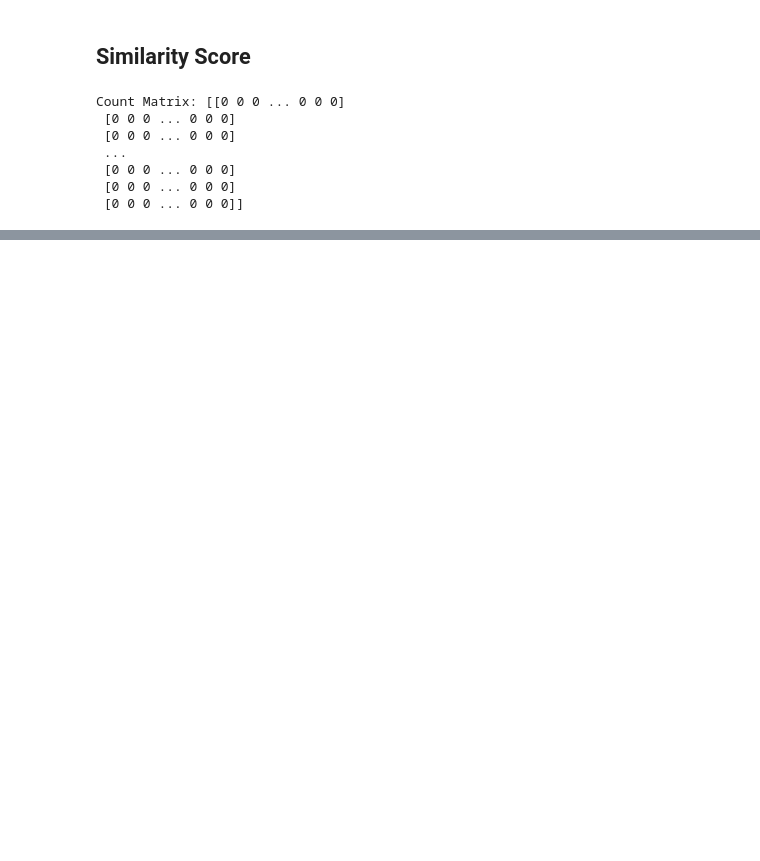
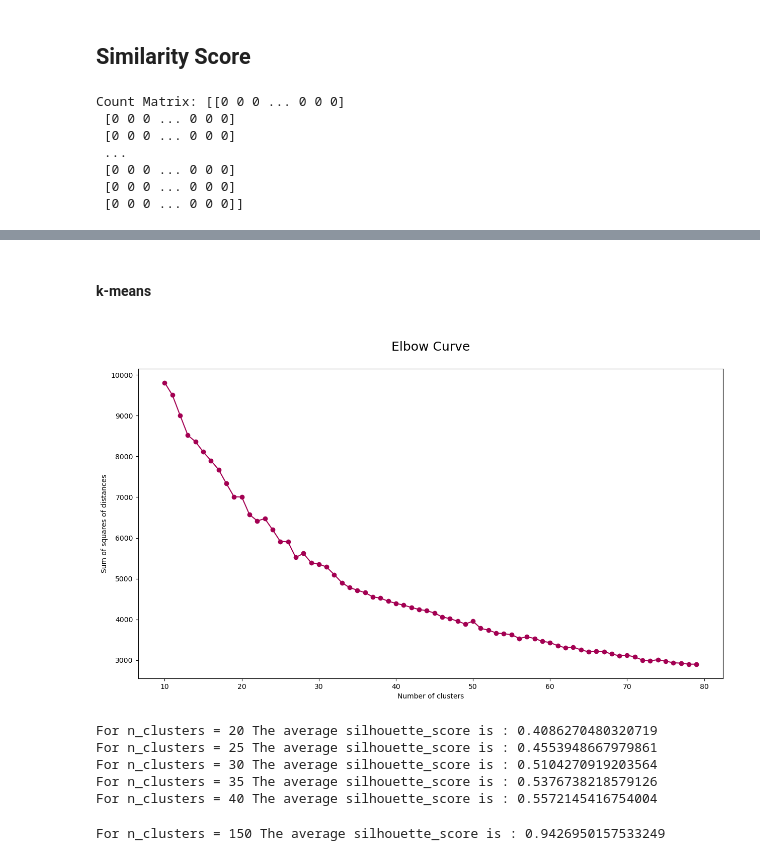
Before and after one commit to aprativ/Capstone-Project, a Jupyter notebook: movies.ipynb, the cells around one changed output, grey strips where cells are left out. Cells and saved outputs as stored; diff of their text form; code cells hidden in the pictures; blank space fills up the shorter version.

Commit message:
k-means elbow curve and silhouette analysis

```diff
--- a/movies.ipynb
+++ b/movies.ipynb
@@ -549,0 +518,14 @@ df.to_csv('df.csv', index=False)
+# %%
+# Create dummy variables for categorical columns
+dummies = pd.get_dummies(df[['type', 'production_countries', 'genre_0', 'director', 'actor']], drop_first=True)
+
+# Concatenate the dummy variables with the original dataframe
+df = pd.concat([df, dummies], axis=1)
+
+# Drop the original categorical columns
+df.drop(['type', 'production_countries', 'genre_0', 'director', 'actor'], axis=1, inplace=True)
+# %%
+scaler = MinMaxScaler()
+df_scaled = scaler.fit_transform(dummies)
+df_scaled = pd.DataFrame(df_scaled, columns=[dummies.columns])
+df_scaled.describe().T
@@ -549,0 +566,18 @@ df.to_csv('df.csv', index=False)
+# %%
+pca_60 = PCA(n_components=60, svd_solver='full')
+df_scaled_60 = pca.fit(df_scaled).transform(df_scaled)
+# %% [markdown]
+#### k-means
+# %%
+K = range(10, 80)
+models = [KMeans(n_clusters = k, random_state=8, n_init=10,max_iter = 10000).fit(df_scaled_60) for k in K]
+dist = [model.inertia_ for model in models]
+# %%
+plt.figure(figsize=(15,8))
+plt.plot(K, dist, marker='o', color='#a30052')
+plt.xlabel('Number of clusters')
+plt.ylabel('Sum of squares of distances')
+plt.title('\nElbow Curve\n', fontsize=18)
+plt.show()
+# %% [output]
+[figure, added]
@@ -549,0 +586,24 @@ df.to_csv('df.csv', index=False)
+# %%
+range_n_clusters = range(20, 41, 5)
+for n_clusters in range_n_clusters:
+
+    models1 = KMeans(n_clusters=n_clusters, random_state=8, n_init=10,max_iter=10000)
+    model_labels = models1.fit_predict(df_scaled_60)
+
+    silhouette_avg = silhouette_score(df_scaled_60, model_labels)
+    print(
+        "For n_clusters =", n_clusters,
+        "The average silhouette_score is :", silhouette_avg)
+# %% [output]
+For n_clusters = 20 The average silhouette_score is : 0.4086270480320719
+For n_clusters = 25 The average silhouette_score is : 0.4553948667979861
+For n_clusters = 30 The average silhouette_score is : 0.5104270919203564
+For n_clusters = 35 The average silhouette_score is : 0.5376738218579126
+For n_clusters = 40 The average silhouette_score is : 0.5572145416754004
+# %%
+models_150 = KMeans(n_clusters=900, random_state=8, n_init=10,max_iter = 10000)
+model_labels_150 = models_150.fit_predict(df_scaled_60)
+silhouette_avg_150 = silhouette_score(df_scaled_60, model_labels_150)
+print("For n_clusters =", 150, "The average silhouette_score is :", silhouette_avg_150)
+# %% [output]
+For n_clusters = 150 The average silhouette_score is : 0.9426950157533249
```
Also changed, not shown: parts of 35 cells of this notebook.
